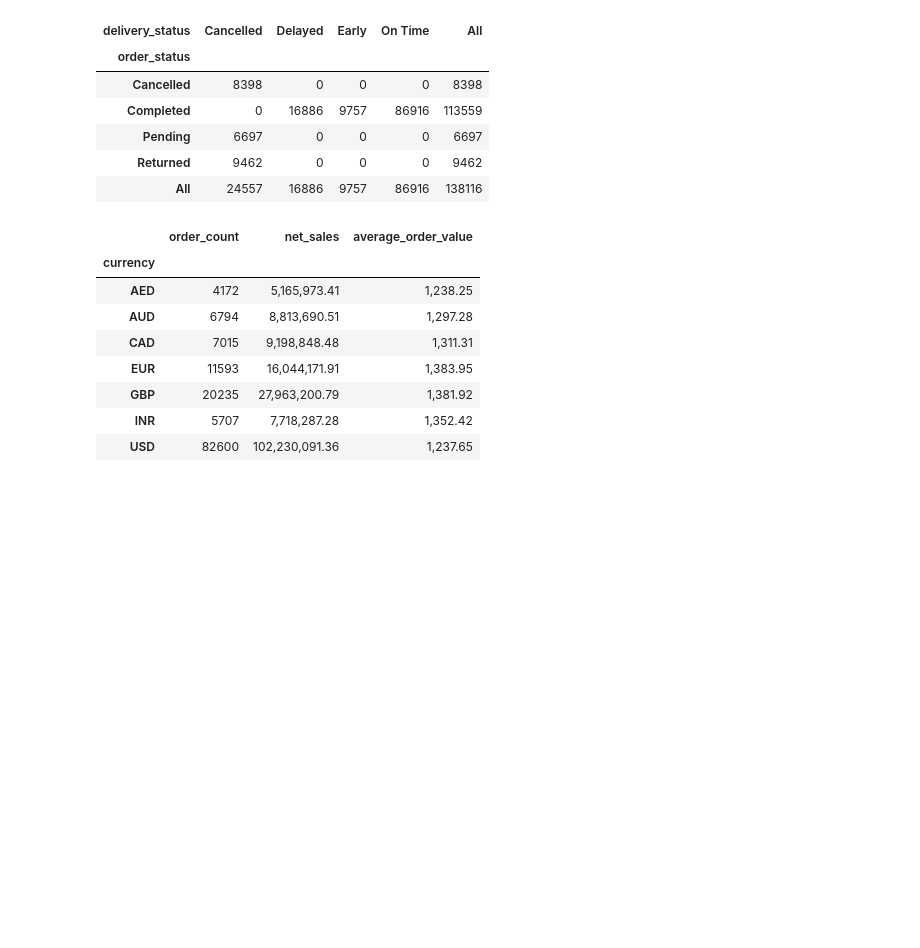
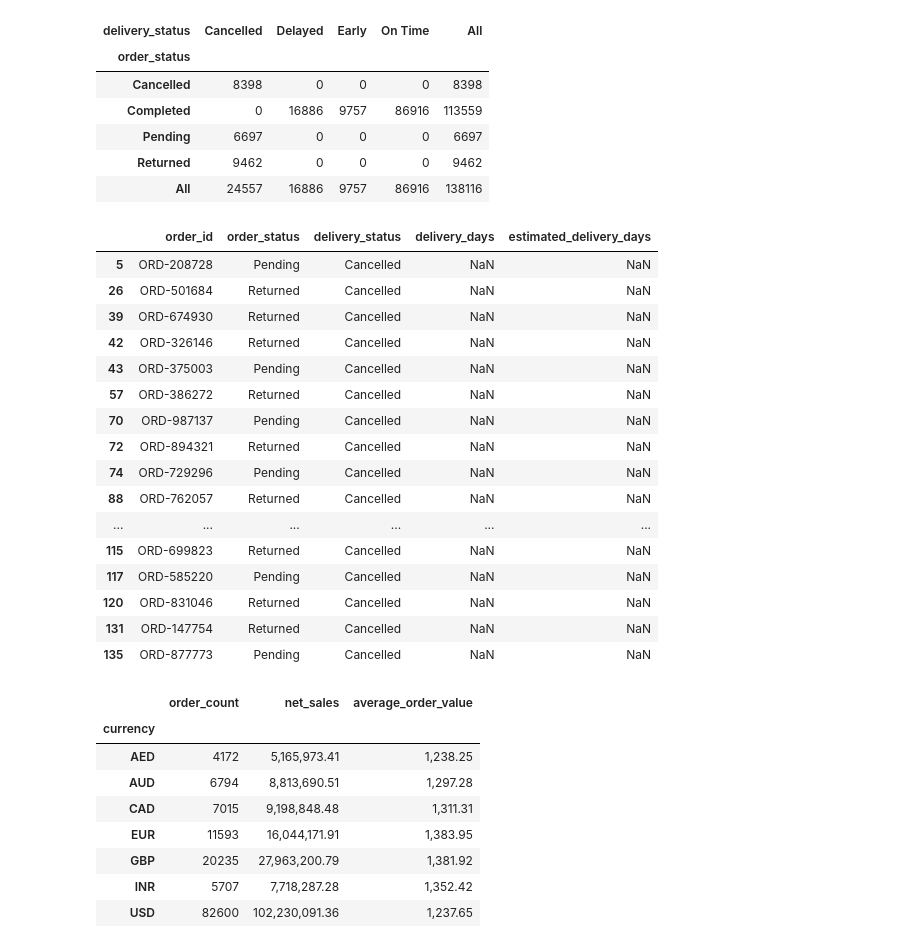
Before and after one commit to fuzomntungwa777/e-commerce-sales, a Jupyter notebook: Raw data/e-commerce sales analysis .ipynb, the cells around one changed output. Saved outputs shown, nothing was run; the diff lists cells and outputs as text; code cells hidden in the pictures; blank space fills up the shorter version.

```diff
--- a/Raw data/e-commerce sales analysis .ipynb
+++ b/Raw data/e-commerce sales analysis .ipynb
@@ -181,6 +181,35 @@ pd.crosstab(
 | Pending | 6697 | 0 | 0 | 0 | 6697 |
 | Returned | 9462 | 0 | 0 | 0 | 9462 |
 | All | 24557 | 16886 | 9757 | 86916 | 138116 |
+# %%
+df.loc[
+    df["order_status"].isin(["Pending", "Returned"]),
+    [
+        "order_id",
+        "order_status",
+        "delivery_status",
+        "delivery_days",
+        "estimated_delivery_days"
+    ]
+].head(20)
+# %% [output]
+|  | order_id | order_status | delivery_status | delivery_days | estimated_delivery_days |
+| 5 | ORD-208728 | Pending | Cancelled | NaN | NaN |
+| 26 | ORD-501684 | Returned | Cancelled | NaN | NaN |
+| 39 | ORD-674930 | Returned | Cancelled | NaN | NaN |
+| 42 | ORD-326146 | Returned | Cancelled | NaN | NaN |
+| 43 | ORD-375003 | Pending | Cancelled | NaN | NaN |
+| 57 | ORD-386272 | Returned | Cancelled | NaN | NaN |
+| 70 | ORD-987137 | Pending | Cancelled | NaN | NaN |
+| 72 | ORD-894321 | Returned | Cancelled | NaN | NaN |
+| 74 | ORD-729296 | Pending | Cancelled | NaN | NaN |
+| 88 | ORD-762057 | Returned | Cancelled | NaN | NaN |
+| ... | ... | ... | ... | ... | ... |
+| 115 | ORD-699823 | Returned | Cancelled | NaN | NaN |
+| 117 | ORD-585220 | Pending | Cancelled | NaN | NaN |
+| 120 | ORD-831046 | Returned | Cancelled | NaN | NaN |
+| 131 | ORD-147754 | Returned | Cancelled | NaN | NaN |
+| 135 | ORD-877773 | Pending | Cancelled | NaN | NaN |
 # %%
 #check for currency before calculating total revenue
 df.groupby("currency").agg(
```
Also changed, not shown: parts of 1 cell of this notebook.
